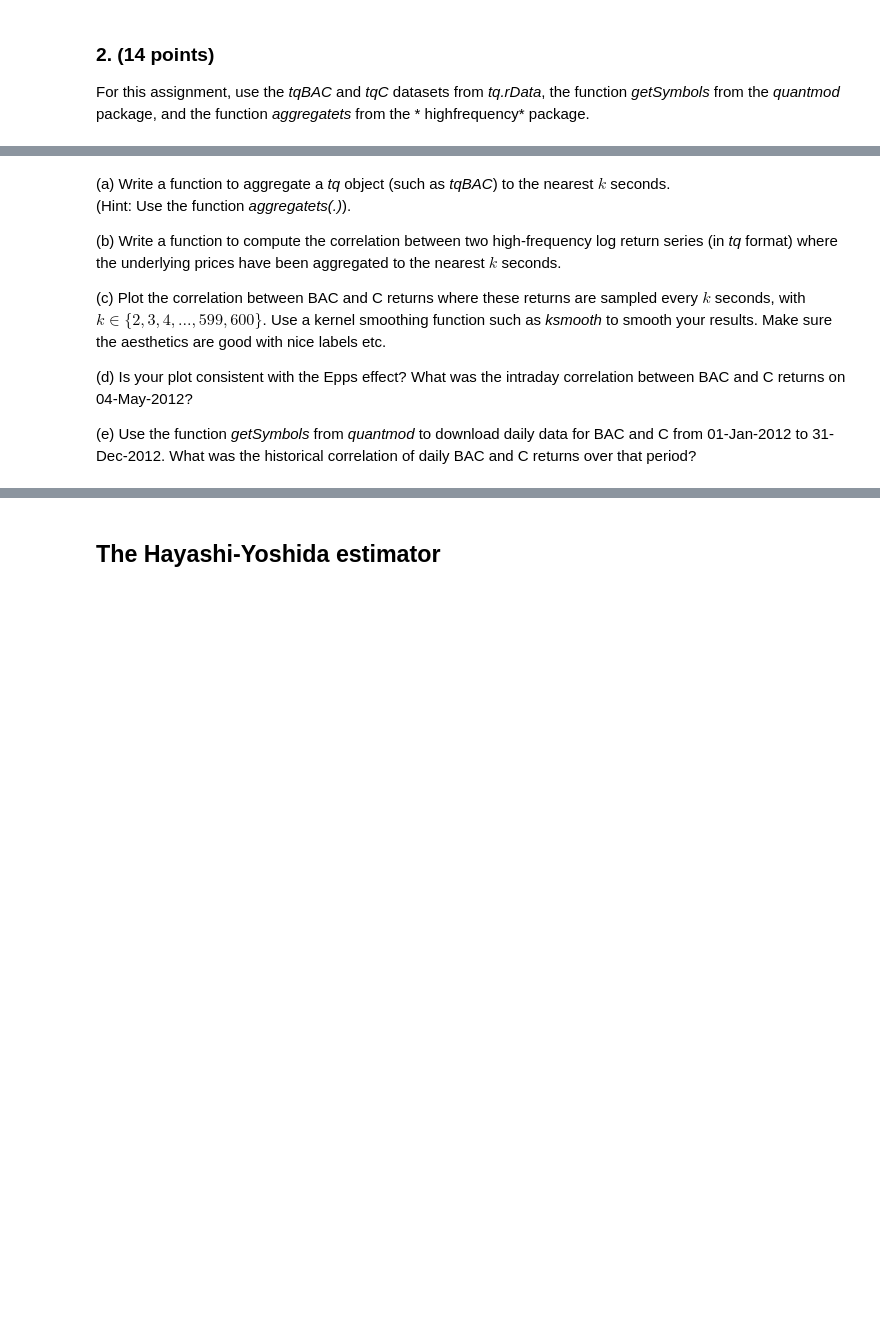
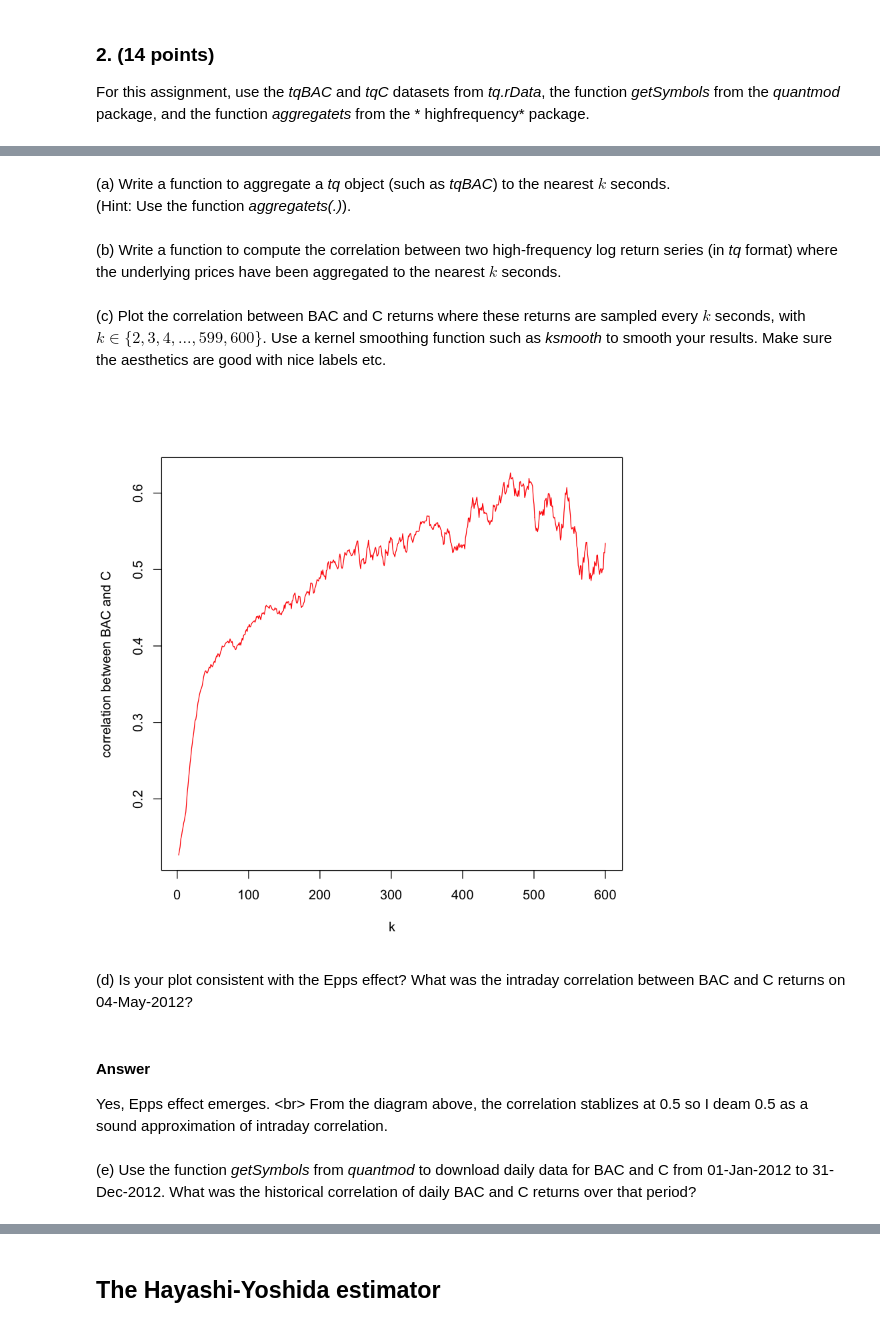
Before and after one commit to wubiya/MicroStructure, a Jupyter notebook: 9879HW6_Wu_Biya.ipynb, the cells around one changed output, grey strips where cells are left out. Saved outputs shown, nothing was run; the diff lists cells and outputs as text; code cells hidden in the pictures; blank space fills up the shorter version.

```diff
--- a/9879HW6_Wu_Biya.ipynb
+++ b/9879HW6_Wu_Biya.ipynb
@@ -106,11 +136,36 @@ Version 0.4-0 included new data defaults. See ?getSymbols.
+# %% [markdown]
+(a) Write a function to aggregate a *tq* object (such as *tqBAC*) to the nearest $k$ seconds. <br>
+(Hint: Use the function *aggregatets(.)*).
+# %%
+aggregate_tq <- function(tq, k_){
+    return (aggregatets(tq,on="seconds", k=k_))
+}
+# %% [markdown]
+
+(b) Write a function to compute the correlation between two high-frequency log return series (in *tq* format) where the underlying prices have been aggregated to the nearest $k$ seconds.
+# %%
+corr_tq <- function(tq1, tq2){
+    return (cor(tq1, tq2))
+}
 # %% [markdown]
-(a) Write a function to aggregate a *tq* object (such as *tqBAC*) to the nearest $k$ seconds. <br>
-(Hint: Use the function *aggregatets(.)*).
-
-(b) Write a function to compute the correlation between two high-frequency log return series (in *tq* format) where the underlying prices have been aggregated to the nearest $k$ seconds.
 
 (c) Plot the correlation between BAC and C returns where these returns are sampled every $k$ seconds, with $ k  \in \{2,3,4,. .., 599,600\} $.  Use a kernel smoothing function such as *ksmooth* to smooth your results.  Make sure the aesthetics are good with nice labels etc.
-
-(d)  Is your plot consistent with the Epps effect?  What was the intraday correlation between BAC and C returns on 04-May-2012?
-
-(e) Use the function *getSymbols* from *quantmod* to download daily data for BAC and C from 01-Jan-2012 to 31-Dec-2012.  What was the historical correlation of daily BAC and C returns over that period?
+# %%
+corr_k <- function (k){
+    return (corr_tq(diff(log(as.numeric(aggregate_tq(tqBAC, k)$PRICE))), diff(log(as.numeric(aggregate_tq(tqC, k)$PRICE)))))
+}
+
+plot(2:600, ksmooth(2:600, sapply(2:600, corr_k), bandwidth = 20)$y,col="red", type = "l", ylab="correlation between BAC and C",xlab="k")
+# %% [output]
+[figure, added]
+# %% [markdown]
+
+(d)  Is your plot consistent with the Epps effect?  What was the intraday correlation between BAC and C returns on 04-May-2012?
+# %% [markdown]
+#### Answer
+
+Yes, Epps effect emerges. <br\>
+From the diagram above, the correlation stablizes at 0.5 so I deam 0.5 as a sound approximation of intraday correlation.
+# %% [markdown]
+
+(e) Use the function *getSymbols* from *quantmod* to download daily data for BAC and C from 01-Jan-2012 to 31-Dec-2012.  What was the historical correlation of daily BAC and C returns over that period?
```
Also changed, not shown: parts of 11 cells of this notebook.
